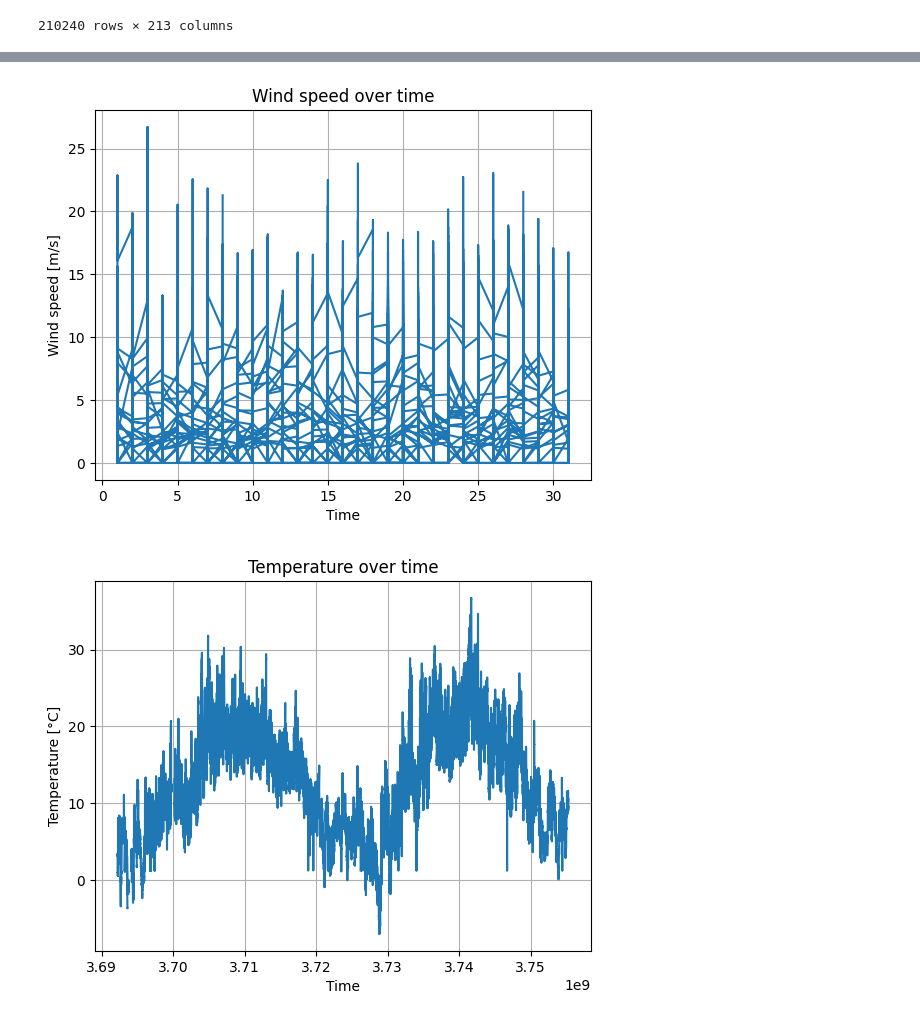
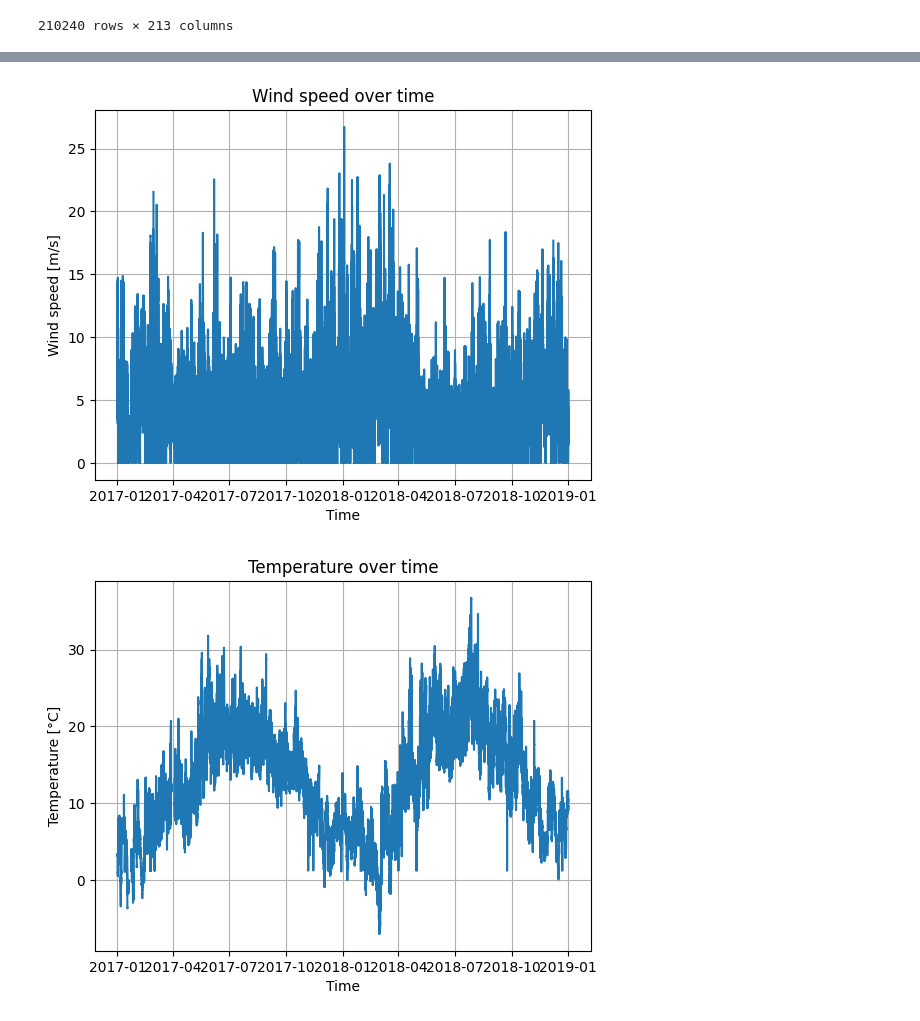
Before and after one commit to Qrax/PV-Systems-Data, a Jupyter notebook: Simulaties_met_amolf_data.ipynb, the cells around one changed output, grey strips where cells are left out. Saved outputs shown, nothing was run; the diff lists cells and outputs as text; code cells hidden in the pictures.

Commit message:
Hij doet het nu ook goede tijden en index tijden

```diff
--- a/Simulaties_met_amolf_data.ipynb
+++ b/Simulaties_met_amolf_data.ipynb
@@ -222,3 +222,39 @@ synced_df
 | 210238 | 3755289000 | 1.267123 | 300.8190 | 100.0 | 2.590765 | ... |
 | 210239 | 3755289300 | 1.267305 | 0.0000 | 100.0 | 0.000000 | ... |
 210240 rows × 213 columns
+# %%
+# 1) Maandnaam omzetten naar maandnummer
+month_map = {
+    'January': '01',
+    'February': '02',
+    'March': '03',
+    'April': '04',
+    'May': '05',
+    'June': '06',
+    'July': '07',
+    'August': '08',
+    'September': '09',
+    'October': '10',
+    'November': '11',
+    'December': '12'
+}
+synced_df['Month_num'] = synced_df['Month'].map(month_map)
+
+# 2) De kolommen Year, Month_num, Day en Time samenvoegen tot een datumstring
+synced_df['datetime_str'] = (
+    synced_df['Year'].astype(str) + '-' +
+    synced_df['Month_num'].astype(str) + '-' +
+    synced_df['Day'].astype(str) + ' ' +
+    synced_df['Time'].astype(str)
+)
+
+# 3) Deze string parsen naar een datetime-kolom
+synced_df['datetime'] = pd.to_datetime(synced_df['datetime_str'], format='%Y-%m-%d %H:%M:%S')
+
+# 4) Zet deze nieuwe kolom als index van je DataFrame
+synced_df.set_index('datetime', inplace=True)
+
+# 5) (Optioneel) Opruimen: als je de losse kolommen niet meer nodig hebt:
+synced_df.drop(columns=['Month_num', 'datetime_str'], inplace=True)
+
+synced_df
@@ -227,26 +278,26 @@ synced_df
 # %%
 #plot windsnelheid tov van tijd
 import matplotlib.pyplot as plt
 
-plt.plot(synced_df['Day'], synced_df['Avg Wind Speed [km/h] (WeatherStation)'])
+plt.plot(synced_df.index, synced_df['Avg Wind Speed [km/h] (WeatherStation)'])
 plt.xlabel('Time')
 plt.ylabel('Wind speed [m/s]')
 plt.title('Wind speed over time')
 plt.grid()
 plt.show()
 # %% [output]
-[figure, old version]
+[figure, new version]
 # %%
 #plot temperature tov van tijd
 
-plt.plot(synced_df['AbsTime[s]'], synced_df['Avg Air Temperature (WeatherStation)'])
+plt.plot(synced_df.index, synced_df['Avg Air Temperature (WeatherStation)'])
 plt.xlabel('Time')
 plt.ylabel('Temperature [°C]')
 plt.title('Temperature over time')
 plt.grid()
 plt.show()
 # %% [output]
-[figure, old version]
+[figure, new version]
 # %%
 import pvlib
 import numpy as np
```
Also changed, not shown: parts of 5 cells of this notebook.
